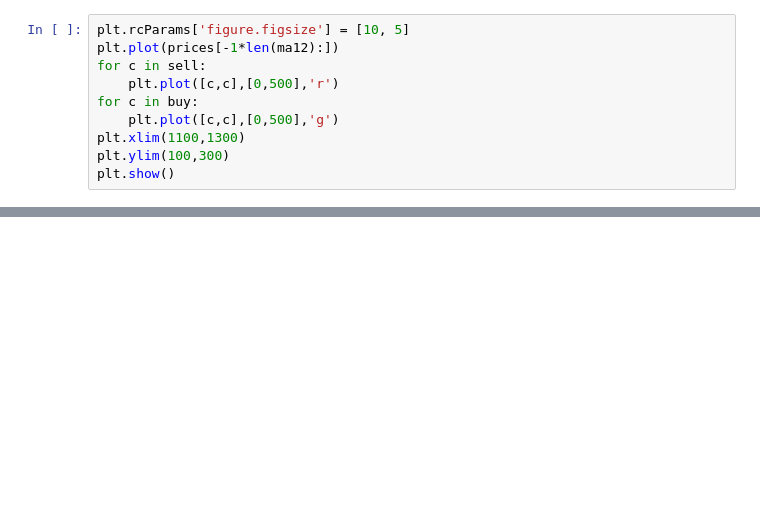
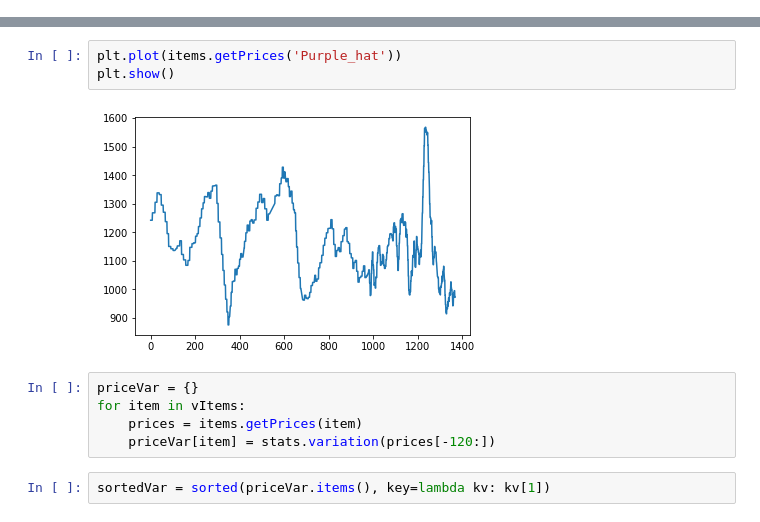
Before and after one commit to rmmartin02/OSRS_Research, a Jupyter notebook: ML/OSRS/TechAnalysis.ipynb, the cells around one changed output, grey strips where cells are left out. Saved outputs shown, nothing was run; the diff lists cells and outputs as text; blank space fills up the shorter version.

```diff
--- a/ML/OSRS/TechAnalysis.ipynb
+++ b/ML/OSRS/TechAnalysis.ipynb
@@ -50,10 +17,0 @@ for i in range(-1*len(ma12)+1,-1,1):
-# %%
-plt.rcParams['figure.figsize'] = [10, 5]
-plt.plot(prices[-1*len(ma12):])
-for c in sell:
-    plt.plot([c,c],[0,500],'r')
-for c in buy:
-    plt.plot([c,c],[0,500],'g')
-plt.xlim(1100,1300)
-plt.ylim(100,300)
-plt.show()
@@ -119,0 +90,12 @@ plt.show()
+# %%
+plt.plot(items.getPrices('Purple_hat'))
+plt.show()
+# %% [output]
+[figure, added]
+# %%
+priceVar = {}
+for item in vItems:
+    prices = items.getPrices(item)
+    priceVar[item] = stats.variation(prices[-120:])
+# %%
+sortedVar = sorted(priceVar.items(), key=lambda kv: kv[1])
```
Also changed, not shown: parts of 23 cells of this notebook, 8 other files.
